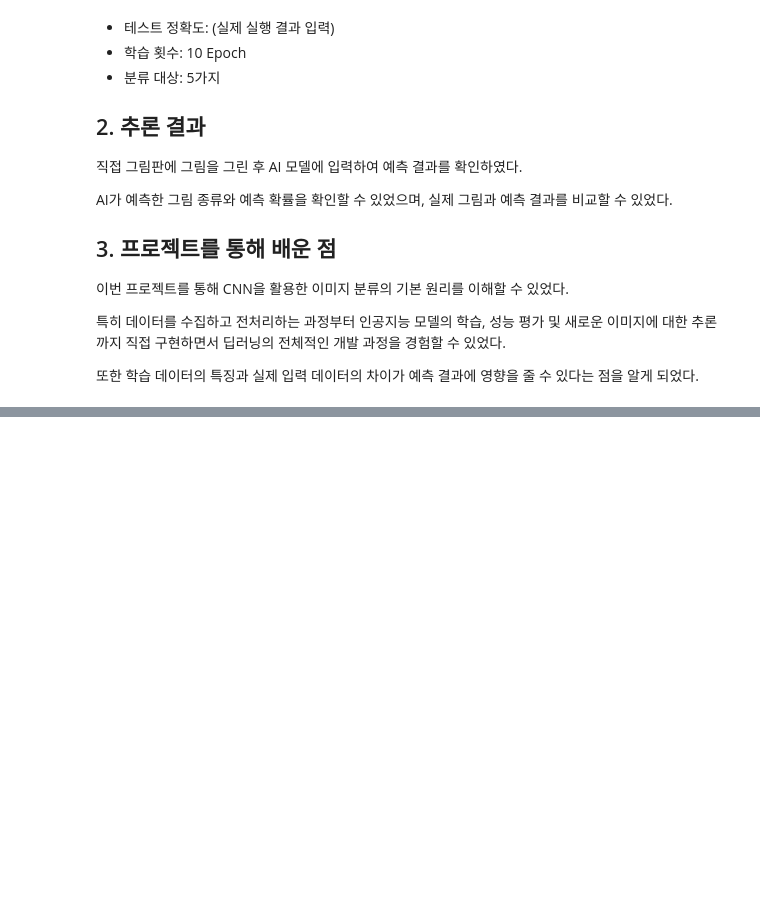
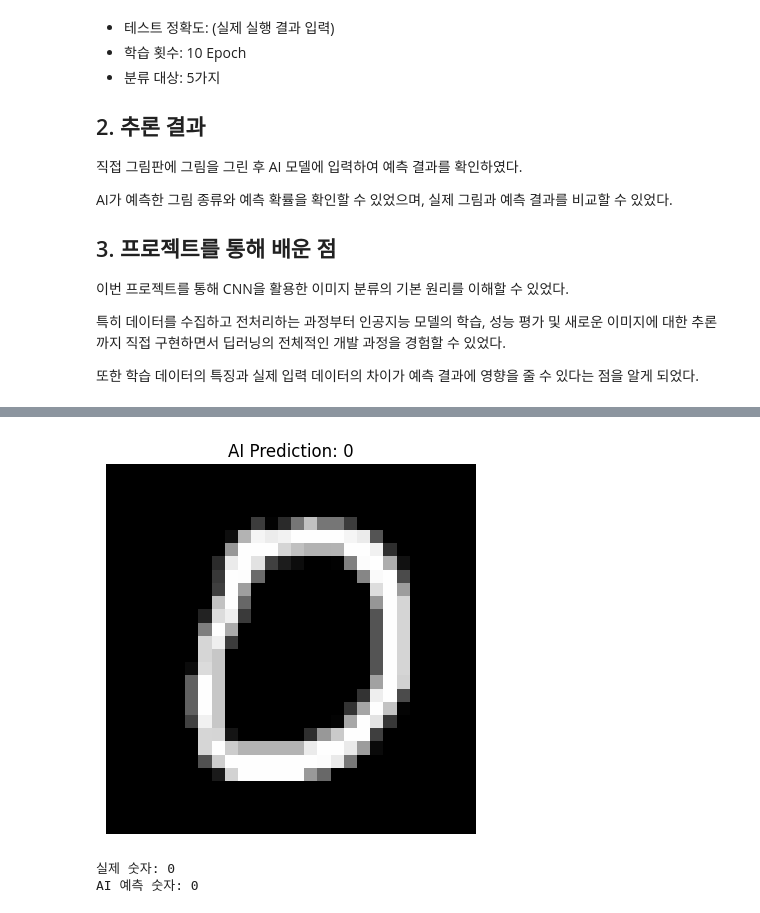
Before and after one commit to Hyunwoo-Lim-dev/ai-sketch-classifier, a Jupyter notebook: AI_Sketch_Classifier.ipynb, the cells around one changed output, grey strips where cells are left out. Cells and saved outputs as stored; diff of their text form; code cells hidden in the pictures; blank space fills up the shorter version.

```diff
--- a/AI_Sketch_Classifier.ipynb
+++ b/AI_Sketch_Classifier.ipynb
@@ -722,0 +755,3 @@ AI가 예측한 그림 종류와 예측 확률을 확인할 수 있었으며,
+# %%
+x_train = x_train.astype('float32') / 255.0
+x_test = x_test.astype('float32') / 255.0
@@ -722,0 +797,14 @@ AI가 예측한 그림 종류와 예측 확률을 확인할 수 있었으며,
+# %%
+model.compile(
+    optimizer='adam',
+    loss='sparse_categorical_crossentropy',
+    metrics=['accuracy']
+)
+
+history = model.fit(
+    x_train[..., np.newaxis],
+    y_train,
+    epochs=5,
+    batch_size=64,
+    validation_split=0.2
+)
@@ -722,0 +833,17 @@ AI가 예측한 그림 종류와 예측 확률을 확인할 수 있었으며,
+# %%
+index = 10
+
+prediction = model.predict(
+    x_test[index].reshape(1, 28, 28, 1)
+)
+
+predicted_number = np.argmax(prediction)
+
+plt.imshow(x_test[index], cmap='gray')
+plt.title(f"AI Prediction: {predicted_number}")
+plt.axis('off')
+plt.show()
+
+print("실제 숫자:", y_test[index])
+print("AI 예측 숫자:", predicted_number)
+# %% [output]
@@ -722,0 +851,3 @@ AI가 예측한 그림 종류와 예측 확률을 확인할 수 있었으며,
+[figure, added]
+실제 숫자: 0
+AI 예측 숫자: 0
```
Also changed, not shown: parts of 9 cells of this notebook.
